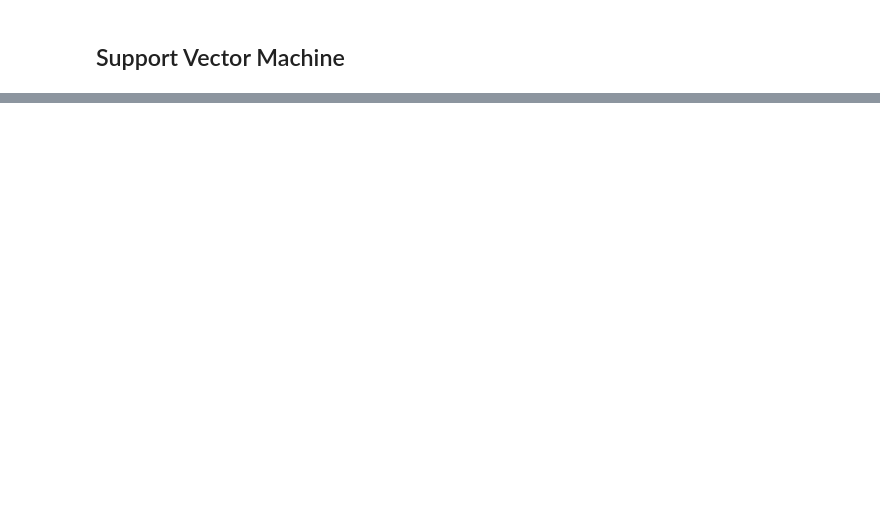
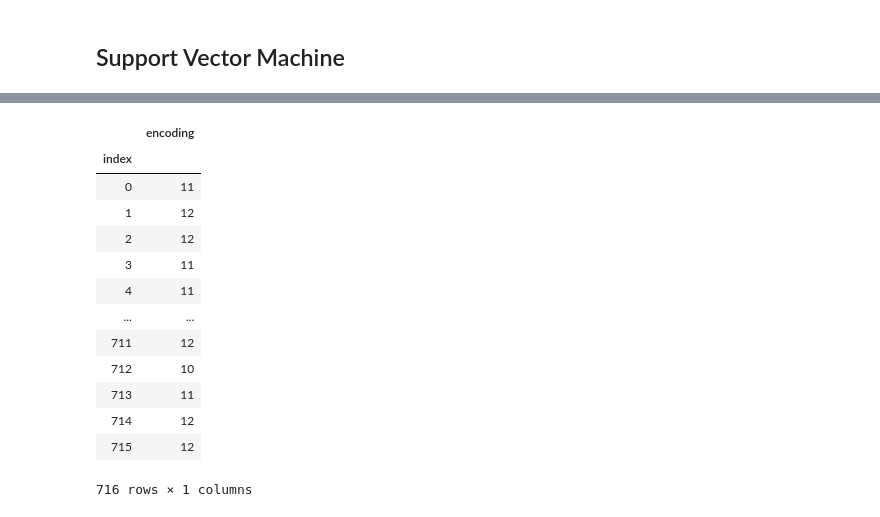
Before and after one commit to WesleyDeng1016/imageclassification, a Jupyter notebook: final_project/GradProject_NB3.ipynb, the cells around one changed output, grey strips where cells are left out. Drawn from its saved outputs; the diff is of its cells as text; code cells hidden in the pictures; blank space fills up the shorter version.

```diff
--- a/final_project/GradProject_NB3.ipynb
+++ b/final_project/GradProject_NB3.ipynb
@@ -228,0 +276,31 @@ print(val_accuracy)
+# %%
+y_hat_small=log_model_small.predict(X_test_small)
+y_hat_small=pd.DataFrame({
+    'index':X_test_small.index,
+    'encoding':y_hat_small
+})
+
+y_hat_large=log_model_large.predict(X_test_large)
+y_hat_large=pd.DataFrame({
+    'index':X_test_large.index,
+    'encoding':y_hat_large
+})
+# %%
+y_hat=pd.concat([y_hat_small, y_hat_large])
+y_hat=y_hat.sort_values(by='index').set_index(keys='index')
+y_hat
+# %% [output]
+|  | encoding |
+| index |  |
+| 0 | 11 |
+| 1 | 12 |
+| 2 | 12 |
+| 3 | 11 |
+| 4 | 11 |
+| ... | ... |
+| 711 | 12 |
+| 712 | 10 |
+| 713 | 11 |
+| 714 | 12 |
+| 715 | 12 |
+716 rows × 1 columns
```
Also changed, not shown: parts of 25 cells of this notebook, 1 other file.
